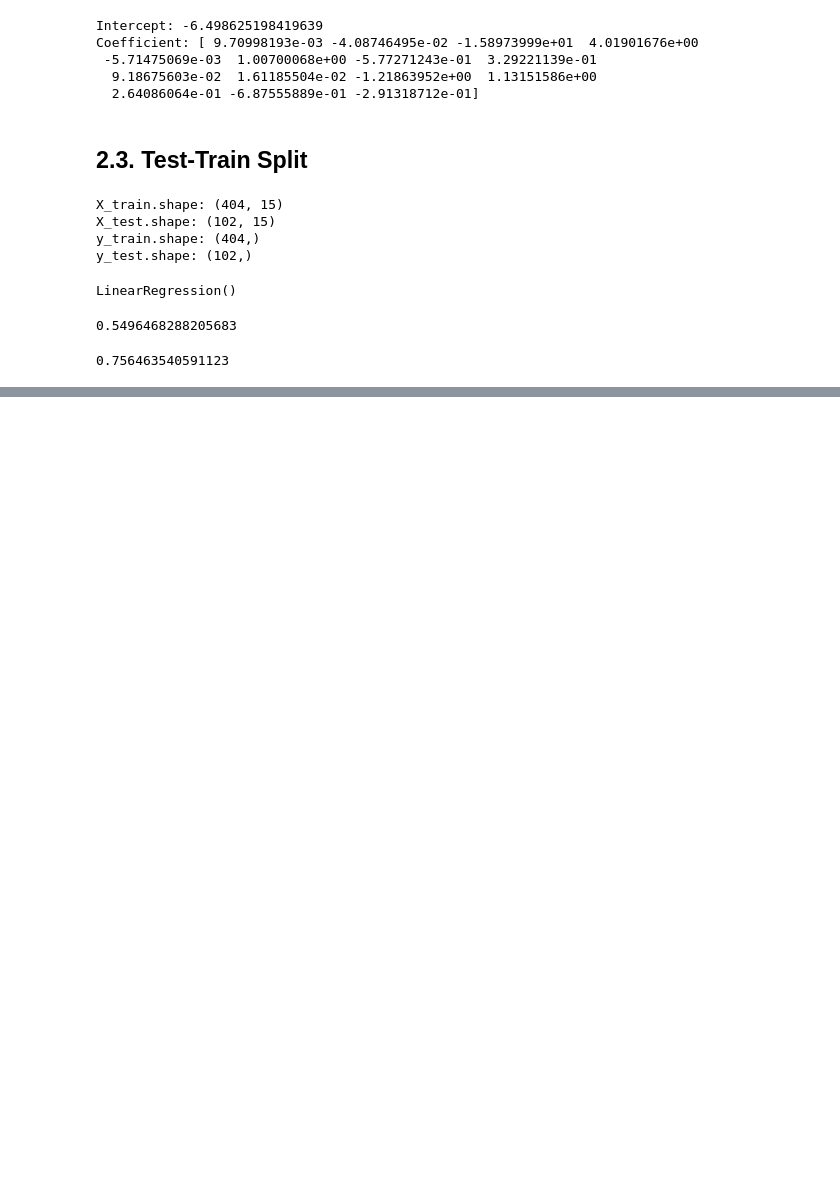
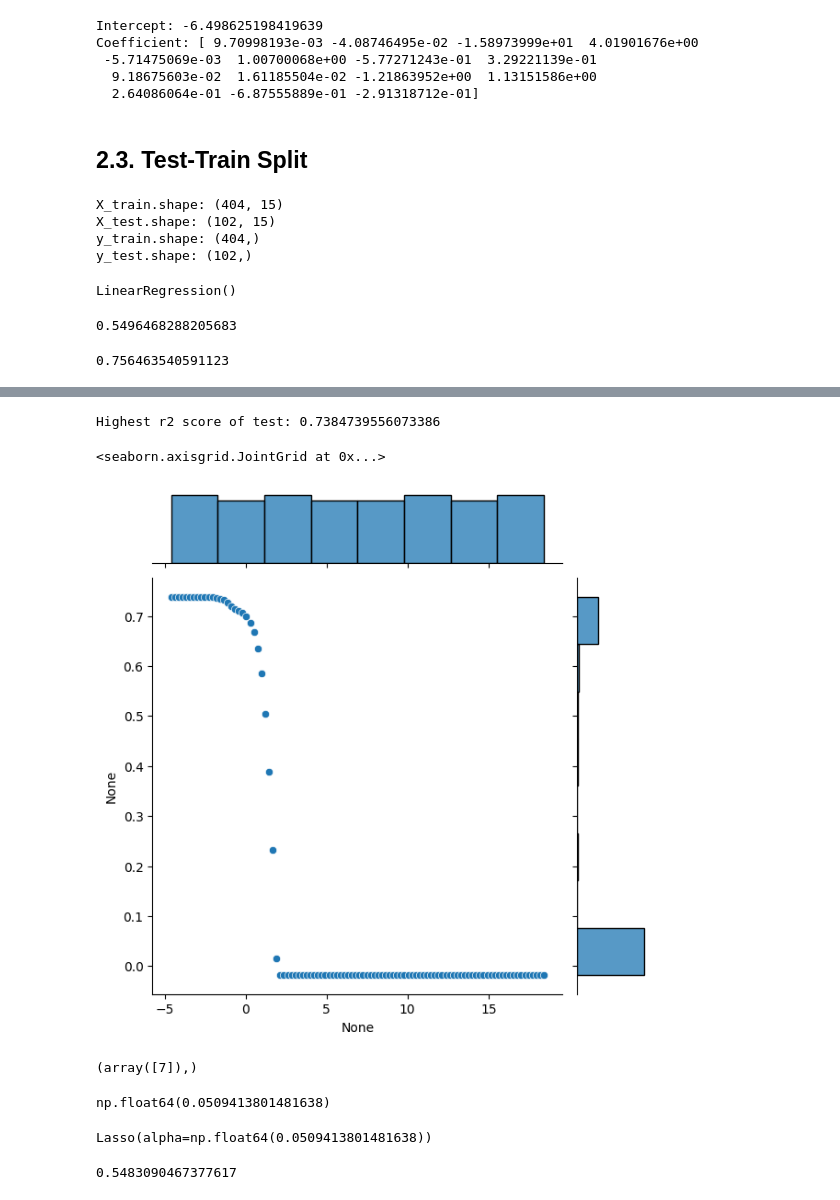
Before and after one commit to ninad-rastogi/ML-DL-Python, a Jupyter notebook: 01 - Data Loading - Preprocessing - Linear Regression.ipynb, the cells around one changed output, grey strips where cells are left out. Drawn from its saved outputs; the diff is of its cells as text; code cells hidden in the pictures; blank space fills up the shorter version.

Commit message:
Complete Linear Regression

```diff
--- a/01 - Data Loading - Preprocessing - Linear Regression.ipynb
+++ b/01 - Data Loading - Preprocessing - Linear Regression.ipynb
@@ -1295,0 +1441,6 @@ r2_score(y_train, y_train_a)
+# %%
+# Fitting the Ridge Regression with this lambda value.
+lm_r_best = Ridge(alpha = param_range[31])
+# %%
+# Fitting on training dataset
+lm_r_best.fit(X_train_s, y_train)
@@ -1295,0 +1461,4 @@ r2_score(y_train, y_train_a)
+# %%
+train_scores_lasso, test_scores_lasso = validation_curve(
+		estimator = Lasso(), X = X_train_s, y = y_train, param_name = "alpha", param_range = param_range, scoring = "r2"
+		)
@@ -1295,0 +1485,3 @@ r2_score(y_train, y_train_a)
+# %%
+train_mean_lasso = np.mean(train_scores_lasso, axis = 1)
+test_mean_lasso = np.mean(test_scores_lasso, axis = 1)
@@ -1295,0 +1508,17 @@ r2_score(y_train, y_train_a)
+# %%
+print(f"Highest r2 score of test: {max(test_mean_lasso)}")
+# %% [output]
+Highest r2 score of test: 0.7384739556073386
+# %%
+sns.jointplot(x = np.log(param_range), y = test_mean_lasso)
+# %% [output]
+<seaborn.axisgrid.JointGrid at 0x...>
+[figure, added]
+# %%
+np.where(test_mean_lasso == max(test_mean_lasso))
+# %% [output]
+(array([7]),)
+# %%
+param_range[7]
+# %% [output]
+np.float64(0.0509413801481638)
@@ -1295,0 +1527,8 @@ r2_score(y_train, y_train_a)
+# %%
+lm_l_best.fit(X_train_s, y_train)
+# %% [output]
+Lasso(alpha=np.float64(0.0509413801481638))
+# %%
+r2_score(y_test, lm_l_best.predict(X_test_s))
+# %% [output]
+0.5483090467377617
```
Also changed, not shown: parts of 33 cells of this notebook.
